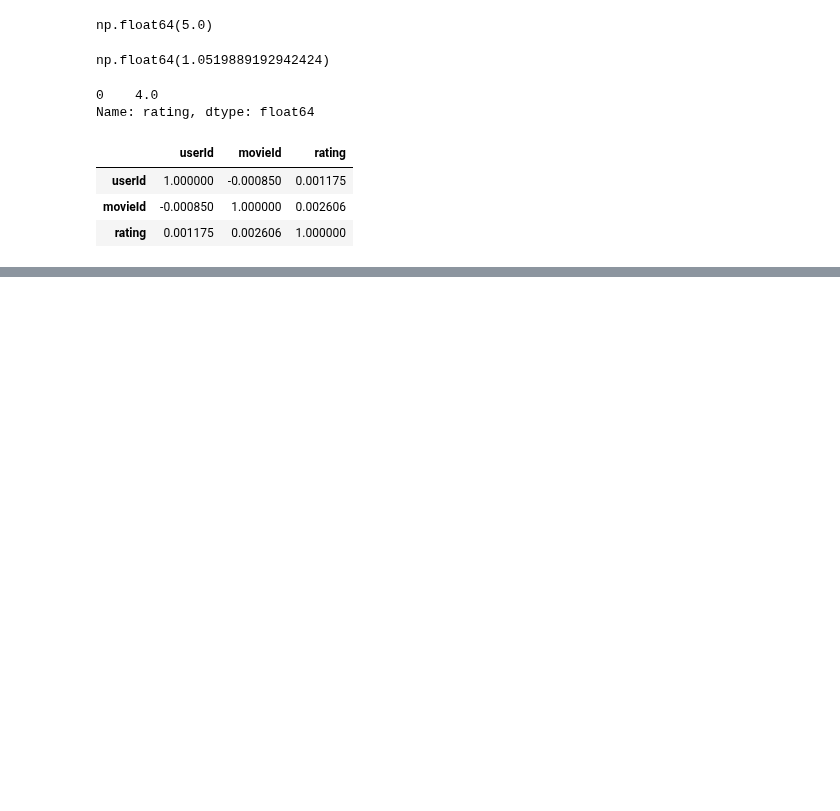
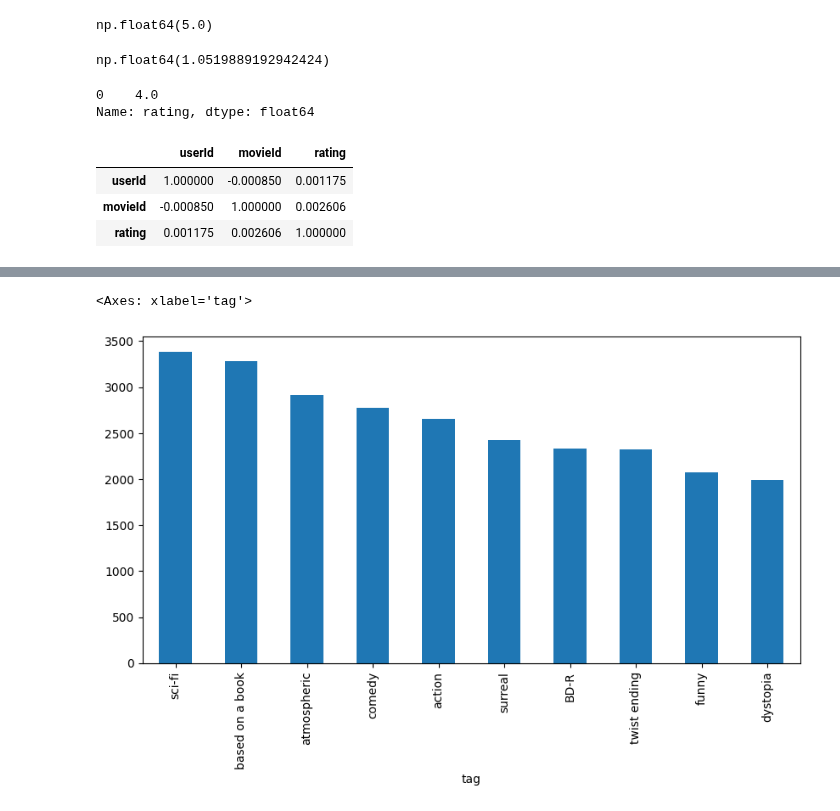
Before and after one commit to corpsedust/NareshIT, a Jupyter notebook: DailyClassroomNotes/15th February.ipynb, the cells around one changed output, grey strips where cells are left out. Drawn from its saved outputs; the diff is of its cells as text; code cells hidden in the pictures; blank space fills up the shorter version.

```diff
--- a/DailyClassroomNotes/15th February.ipynb
+++ b/DailyClassroomNotes/15th February.ipynb
@@ -327,0 +531,3 @@ ratings.corr()
+# %%
+tag_counts = tags['tag'].value_counts()
+tag_counts
@@ -327,0 +548,5 @@ ratings.corr()
+# %%
+tag_counts[:10].plot(kind = "bar")
+# %% [output]
+<Axes: xlabel='tag'>
+[figure, added]
```
Also changed, not shown: parts of 22 cells of this notebook.
